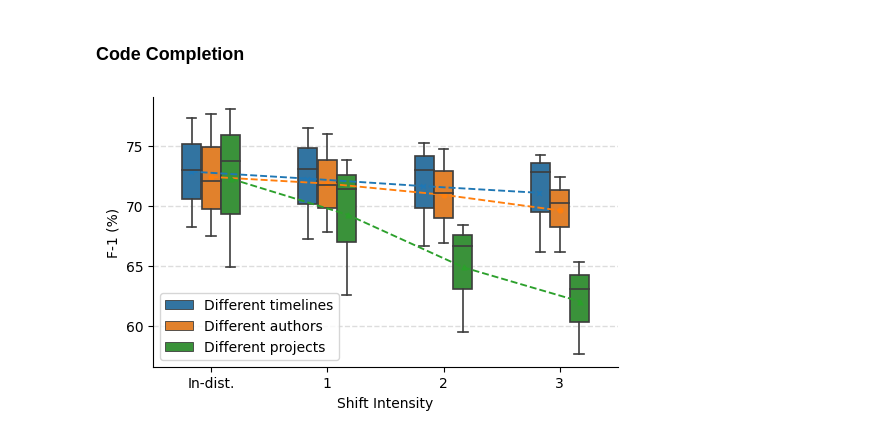
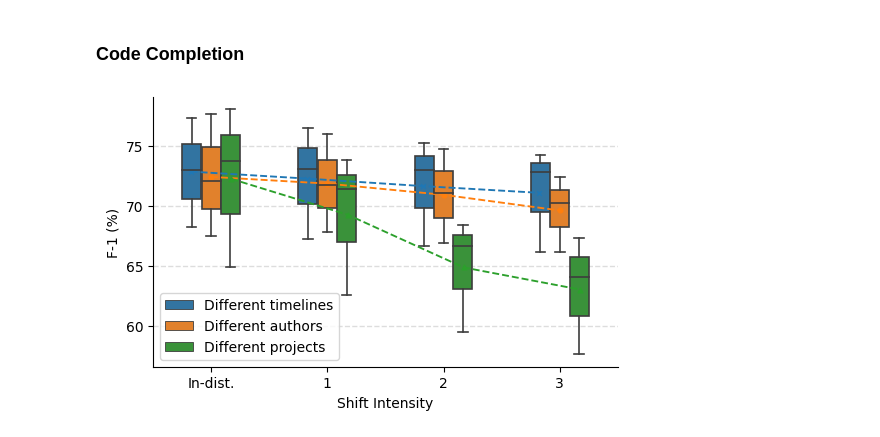
Before and after one commit to yul091/UncertaintyPL, a Jupyter notebook: notebooks/plot_acc.ipynb, the cells around one changed output. Cells and saved outputs as stored; diff of their text form; code cells hidden in the pictures.

Commit message:
plot

```diff
--- a/notebooks/plot_acc.ipynb
+++ b/notebooks/plot_acc.ipynb
@@ -185,9 +185,9 @@ res = [
     {'Task': T, 'Shift type': S[1], 'Model': M[0], 'val_acc': 72.099663, 'test1_acc': 71.724686, 'test2_acc': 71.069344, 'test3_acc': 70.267476},
     {'Task': T, 'Shift type': S[1], 'Model': M[1], 'val_acc': 67.453468, 'test1_acc': 67.843483, 'test2_acc': 66.930634, 'test3_acc': 66.185692},
     {'Task': T, 'Shift type': S[1], 'Model': M[2], 'val_acc': 77.705154, 'test1_acc': 76.007880, 'test2_acc': 74.766647, 'test3_acc': 72.389117},
-    {'Task': T, 'Shift type': S[2], 'Model': M[0], 'val_acc': 73.762337, 'test1_acc': 71.416771, 'test2_acc': 66.682344, 'test3_acc': 63.095497},
+    {'Task': T, 'Shift type': S[2], 'Model': M[0], 'val_acc': 73.762337, 'test1_acc': 71.416771, 'test2_acc': 66.682344, 'test3_acc': 64.095497},
     {'Task': T, 'Shift type': S[2], 'Model': M[1], 'val_acc': 64.935867, 'test1_acc': 62.546444, 'test2_acc': 59.457111, 'test3_acc': 57.590852},
-    {'Task': T, 'Shift type': S[2], 'Model': M[2], 'val_acc': 78.047554, 'test1_acc': 73.819000, 'test2_acc': 68.419258, 'test3_acc': 65.348854},
+    {'Task': T, 'Shift type': S[2], 'Model': M[2], 'val_acc': 78.047554, 'test1_acc': 73.819000, 'test2_acc': 68.419258, 'test3_acc': 67.348854},
 ]
 
 df = pd.DataFrame(res)
@@ -229,31 +229,31 @@ sns.pointplot(
     x='Shift intensity',
     y='F-1',
     hue='Shift type',
     hue_order=['Different timelines', 'Different authors', 'Different projects'],
     errorbar=None,
     dodge=0.35,
     scale=0.5,
     linestyles='--',
     markers=['x', 'o', '^'],
 )
 
 handles, labels = ax.get_legend_handles_labels()
 ax.legend(
     handles=handles[:3],
     labels=labels[:3],
     # title="Shift Type",
     # bbox_to_anchor=(1.02, 1.02),
     # loc='upper left',
 )
 ax.spines['right'].set_visible(False)
 ax.spines['top'].set_visible(False)
 
 # Add title and labels to the plot
 plt.xlabel('Shift Intensity')
 plt.ylabel('F-1 (%)')
 plt.savefig('../Figure/code_completion.pdf', bbox_inches='tight')
 
 # Show the plot
 plt.show()
 # %% [output]
-[figure, old version]
+[figure, new version]
```
Also changed, not shown: 1 other file.
